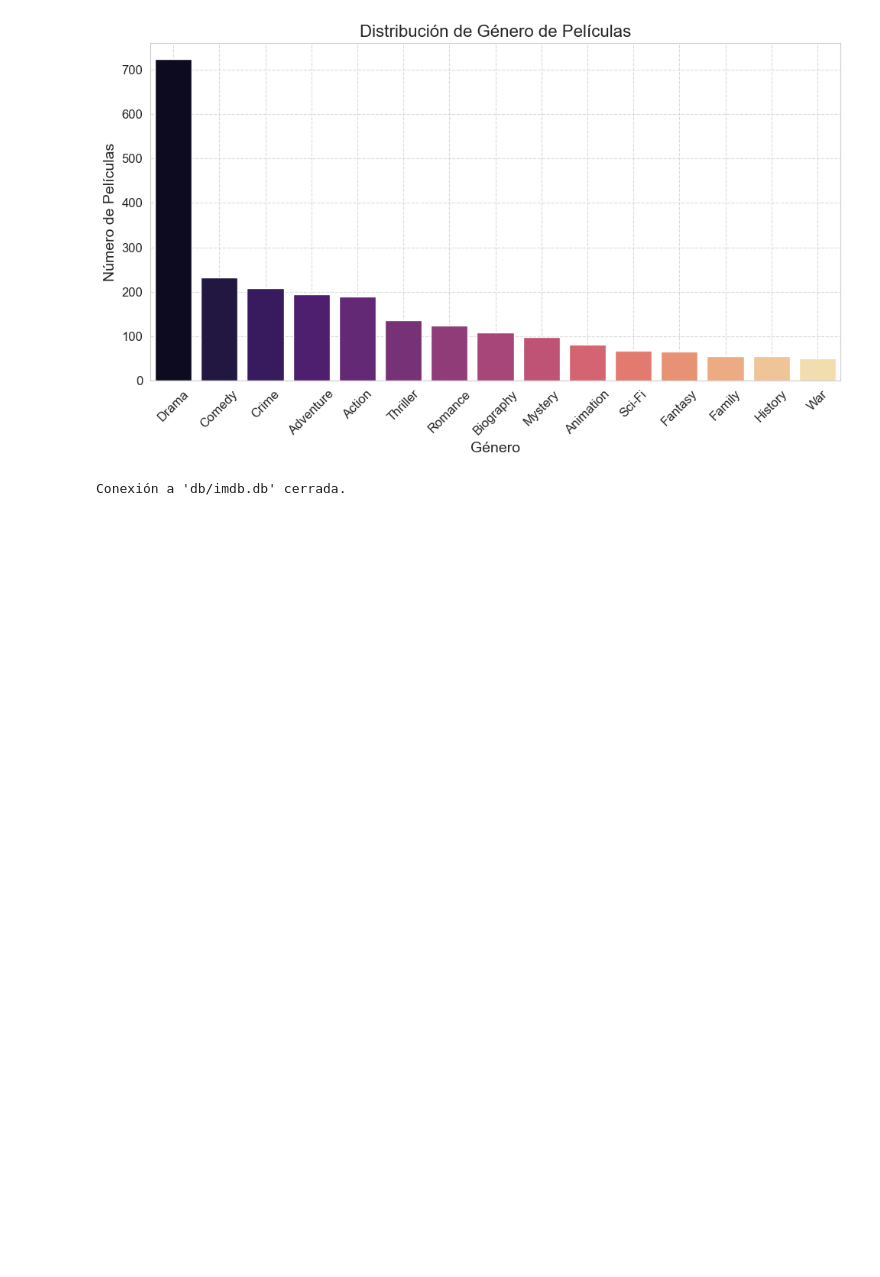
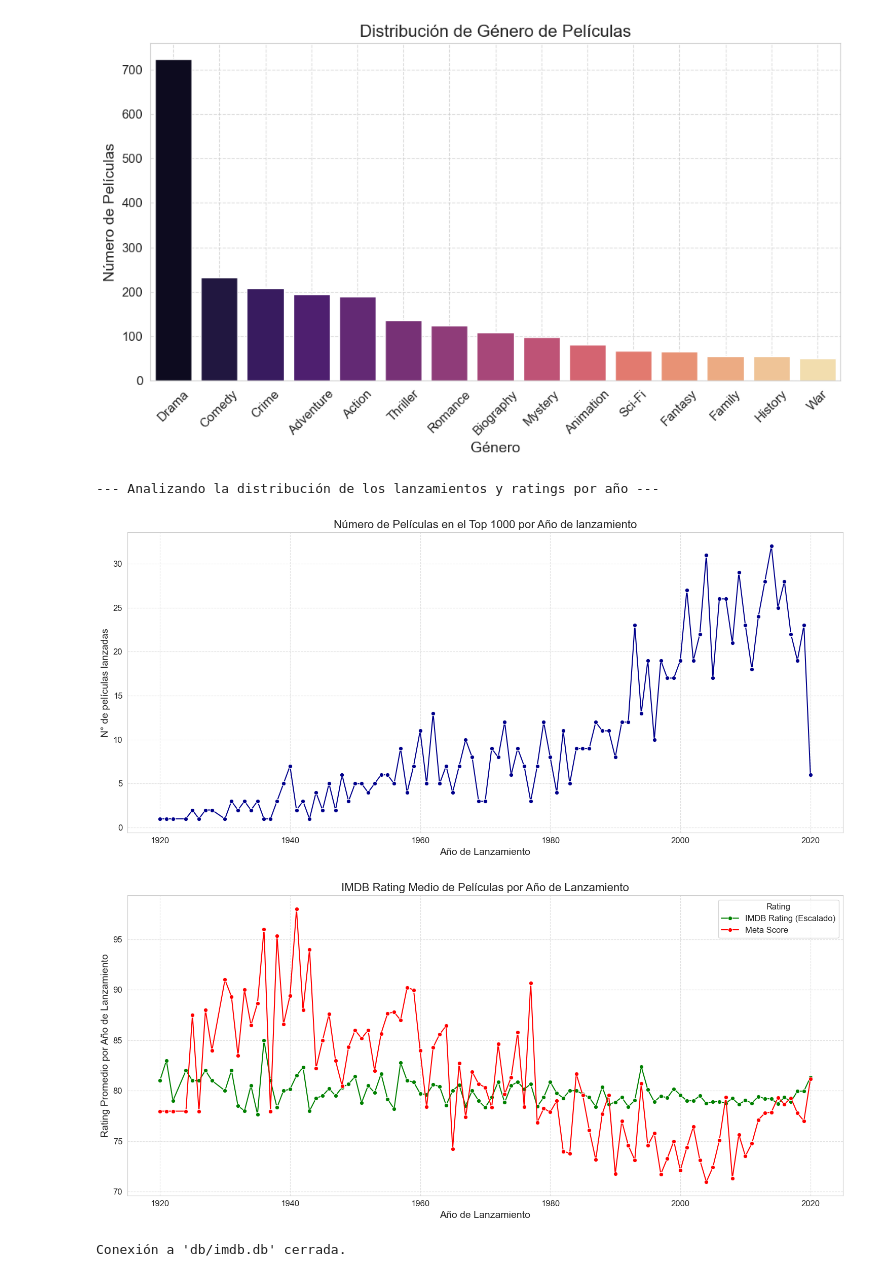
Before and after one commit to christianV1zcardo/Proyecto_IMDB_EDA, a Jupyter notebook: imdb_movies_eda.ipynb, the cells around one changed output. Drawn from its saved outputs; the diff is of its cells as text; code cells hidden in the pictures; blank space fills up the shorter version.

Commit message:
Pregunta 4 Respondida

```diff
--- a/imdb_movies_eda.ipynb
+++ b/imdb_movies_eda.ipynb
@@ -272,8 +274,8 @@ try:
     # QUERY
     sql_query_3_path_file = 'sql/movies_genre.sql'
     with open(sql_query_3_path_file, 'r') as file:
-        sql_3 = file.read()
-    df_movies_genre_raw = pd.read_sql_query(sql_3, conn)
+        sql_q3 = file.read()
+    df_movies_genre_raw = pd.read_sql_query(sql_q3, conn)
 
 
     # TRANSFORMACIÓN
@@ -302,6 +304,7 @@ try:
     plt.grid(axis='x', linestyle='--', alpha=0.7)
     plt.grid(axis='y', linestyle='--', alpha=0.7)
     plt.tight_layout()
+    plt.show()
 
 
 except FileNotFoundError:
@@ -311,6 +314,55 @@ except Exception as e:
 # %% [output]
 --- Analizando la Distribución de los Genre's ---
 [figure]
+# %%
+# PREGUNTA 4: ¿Cómo ha evoluacionado el número de películas o rating promedio a lo largo de los años?
+print("--- Analizando la distribución de los lanzamientos y ratings por año ---")
+
+try:
+    # QUERY
+    sql_query_4_file_path = 'sql/yearly_trends.sql'
+    with open(sql_query_4_file_path, 'r') as file:
+        sql_q4 = file.read()
+    df_yearly_trends = pd.read_sql_query(sql_q4, conn)
+
+    # Escalar IMDB a Metascore
+    df_yearly_trends['avg(imdb_rating)'] *= 10
+
+    # VISUALIZACIÓN
+    # Gráfico 1
+    plt.figure(figsize=(15, 7))
+    sns.lineplot(x='released_year', y='num_movies', data=df_yearly_trends, marker='o',
+                 color='darkblue')
+    plt.title('Número de Películas en el Top 1000 por Año de lanzamiento')
+    plt.xlabel('Año de Lanzamiento')
+    plt.ylabel('N° de películas lanzadas')
+    plt.grid(True, linestyle='--', alpha=0.6)
+    plt.tight_layout()
+    plt.show()
+
+    # Gráfico 2
+    plt.figure(figsize=(15,7))
+    sns.lineplot(data=df_yearly_trends, x='released_year', y='avg(imdb_rating)',
+                 marker='o', color='green', label='IMDB Rating (Escalado)')
+    sns.lineplot(data=df_yearly_trends, x='released_year', y='avg(meta_score)',
+                 marker='o', color='red', label='Meta Score')
+    plt.title('IMDB Rating Medio de Películas por Año de Lanzamiento')
+    plt.xlabel('Año de Lanzamiento')
+    plt.ylabel('Rating Promedio por Año de Lanzamiento')
+    plt.grid(True, linestyle='--', alpha=0.6)
+    plt.legend(title='Rating')
+    plt.tight_layout()
+    plt.show()
+
+
+except FileNotFoundError:
+    print(f"Error, el archivo SQL no se encuentra en la ruta: {sql_query_4_file_path}.")
+except Exception as e:
+    print(f"Error al ejecutar el archivo SQL o en la visualización: {e}.")
+# %% [output]
+--- Analizando la distribución de los lanzamientos y ratings por año ---
+[figure, added]
+[figure, added]
 # %%
 # CIERRE DE LA CONEXIÓN CON LA BD
 if 'conn' in locals() and conn is not None:
```
Also changed, not shown: parts of 2 cells of this notebook, 2 other files.
